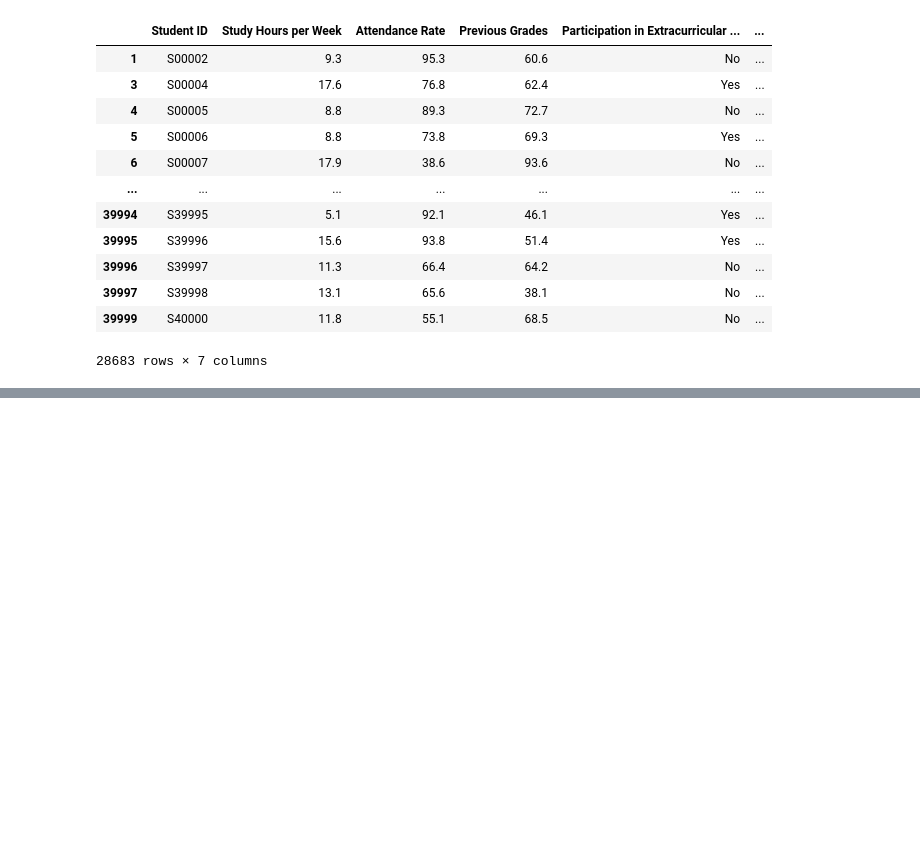
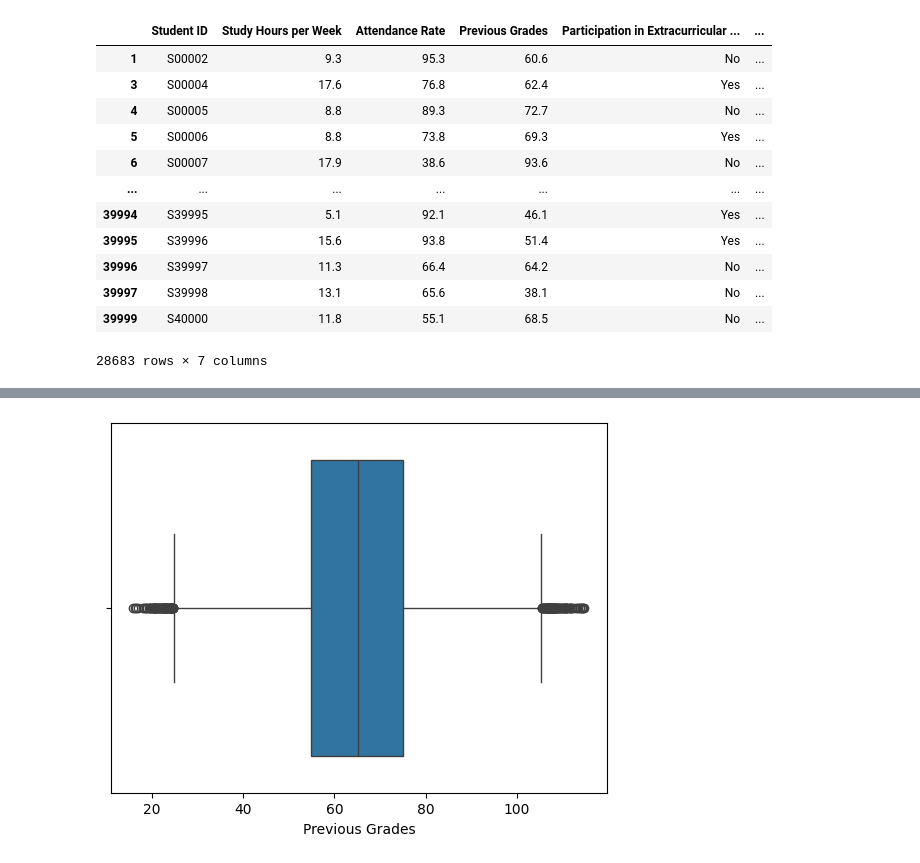
Before and after one commit to hahahang0/MLPracFromKaggle, a Jupyter notebook: studentPerformace/practical.ipynb, the cells around one changed output, grey strips where cells are left out. Drawn from its saved outputs; the diff is of its cells as text; code cells hidden in the pictures; blank space fills up the shorter version.

```diff
--- a/studentPerformace/practical.ipynb
+++ b/studentPerformace/practical.ipynb
@@ -279,0 +280,15 @@ temp_df.sample(10)
+# %%
+temp_df = temp_df[
+    (temp_df["study_hours_per_week_z_score"] >= -3) &
+    (temp_df["study_hours_per_week_z_score"] <= 3)
+]
+
+temp_df = temp_df[
+    (temp_df["attendance_rate_z_score"] >= -3) &
+    (temp_df["attendance_rate_z_score"] <= 3)
+]
+
+temp_df = temp_df[
+    (temp_df["previous_grades_z_score"] >= -3) &
+    (temp_df["previous_grades_z_score"] <= 3)
+]
@@ -279,0 +311,5 @@ temp_df.sample(10)
+# %%
+sns.boxplot(data=temp_df,x="Previous Grades")
+plt.show()
+# %% [output]
+[figure, added]
```
Also changed, not shown: parts of 11 cells of this notebook.
